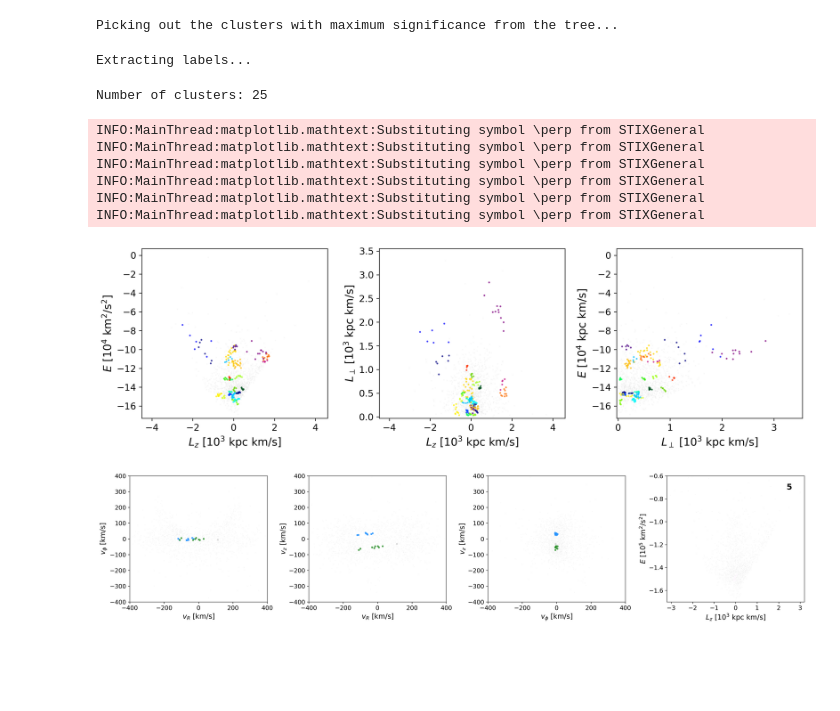
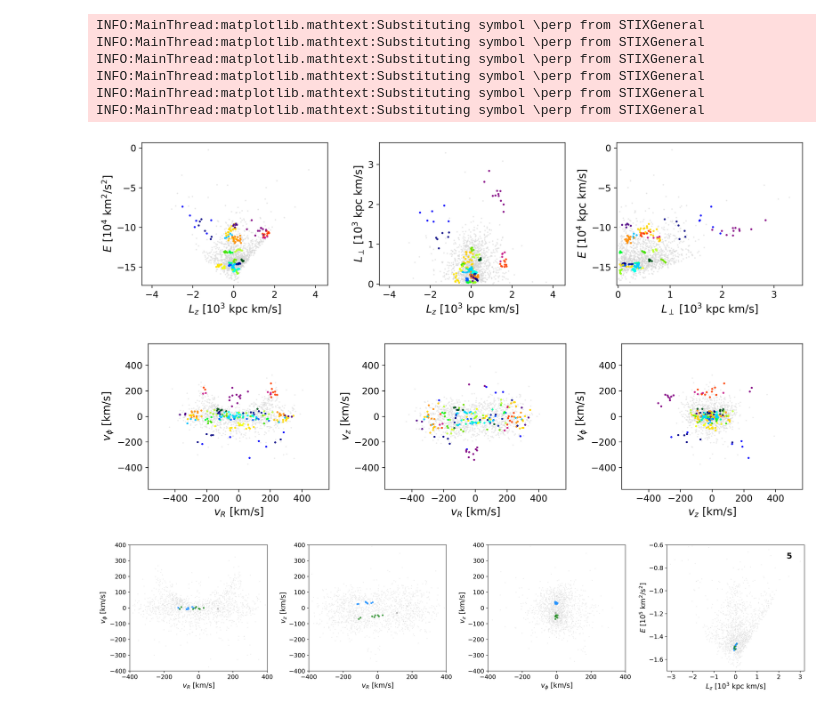
Before and after one commit to SofieLovdal/IOM_clustering, a Jupyter notebook: IOM_clustering.ipynb, the cells around one changed output. Saved outputs shown, nothing was run; the diff lists cells and outputs as text; code cells hidden in the pictures; blank space fills up the shorter version.

```diff
--- a/IOM_clustering.ipynb
+++ b/IOM_clustering.ipynb
@@ -107,7 +110,13 @@ df_artificial = cluster_utils.scaleData(df_artificial, features_to_be_scaled, mi
 Z = cluster_utils.clusterData(df, features, linkage_method)
 stats = vaex.from_arrays(index1=Z[:,0], index2=Z[:,1], members=Z[:,3], i=range(len(Z)))
 # %%
-art_region_count, art_region_count_std, real_region_count = cluster_utils.count_stars(df, df_artificial, stats, Z)
+'''Evaluate the statistical significance of each connected component from single linkage and extract flat clusters with
+maximum significance from the merging tree'''
+
+art_region_count, art_region_count_std, real_region_count = cluster_utils.count_stars(df, df_artificial, stats,
+                                                                                      Z, min_members, max_members,
+                                                                                      features, N_sigma_ellipse_axis,
+                                                                                      N_datasets)
 
 #Insert the computation of expected count into the dataframe holding information about each candidate cluster
 stats['region_counts'] = art_region_count
@@ -120,28 +129,27 @@ stats['significance'] = (stats['within_ellipse_count']-stats['region_counts']) /
 # %%
 '''Select all clusters that satisfy your chosen minimum statistical significance level.
 To distinguish between hierarchically overlapping significant clusters when extracting the final
 cluster labels, select the cluster which displays the maximum statistical significance.'''
-
+reload(plotting_utils)
 selected, statistical_significance = cluster_utils.select_maxsig_clusters_from_tree(stats,
                                      minimum_significance = N_sigma_significance)
 
 maxsigclusters = stats.take(selected)
 labels, significance_list = cluster_utils.get_cluster_labels_with_significance(maxsigclusters, Z)
 df['labels'] = labels.astype(int)
 df['significance'] = significance_list
 
 plotting_utils.plot_IOM_subspaces_3D(df, minsig = N_sigma_significance, savepath=None)
+plotting_utils.plot_v_subspaces(df, minsig = N_sigma_significance)
 # %% [output]
-Picking out the clusters with maximum significance from the tree...
+INFO:MainThread:matplotlib.mathtext:Substituting symbol \perp from STIXGeneral
+INFO:MainThread:matplotlib.mathtext:Substituting symbol \perp from STIXGeneral
+INFO:MainThread:matplotlib.mathtext:Substituting symbol \perp from STIXGeneral
+INFO:MainThread:matplotlib.mathtext:Substituting symbol \perp from STIXGeneral
+INFO:MainThread:matplotlib.mathtext:Substituting symbol \perp from STIXGeneral
+INFO:MainThread:matplotlib.mathtext:Substituting symbol \perp from STIXGeneral
-Extracting labels...
-Number of clusters: 25
-INFO:MainThread:matplotlib.mathtext:Substituting symbol \perp from STIXGeneral
-INFO:MainThread:matplotlib.mathtext:Substituting symbol \perp from STIXGeneral
-INFO:MainThread:matplotlib.mathtext:Substituting symbol \perp from STIXGeneral
-INFO:MainThread:matplotlib.mathtext:Substituting symbol \perp from STIXGeneral
-INFO:MainThread:matplotlib.mathtext:Substituting symbol \perp from STIXGeneral
-INFO:MainThread:matplotlib.mathtext:Substituting symbol \perp from STIXGeneral
-[figure, old version]
+[figure, new version]
+[figure, added]
 # %%
 '''Add labels for subgroup membership in velocity space. Requires having the hdbscan library installed.'''
 
```
Also changed, not shown: parts of 5 cells of this notebook, 3 other files.
